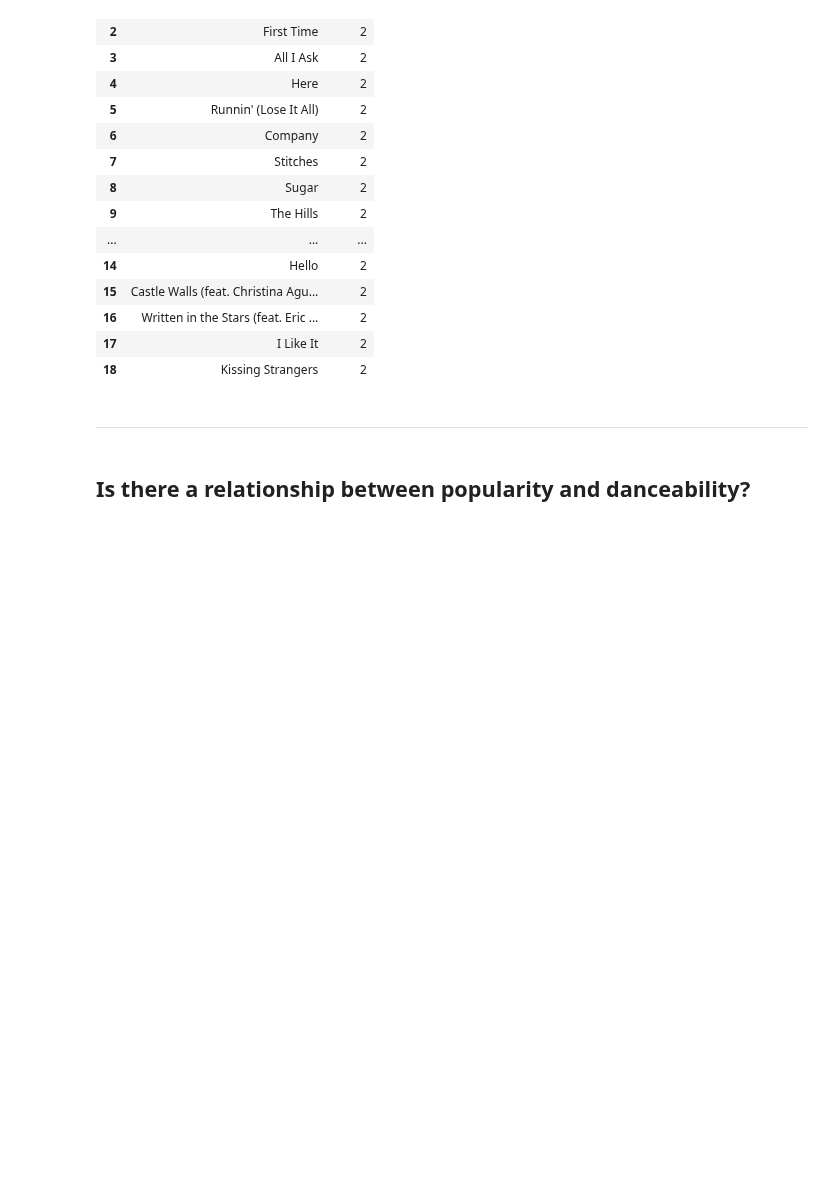
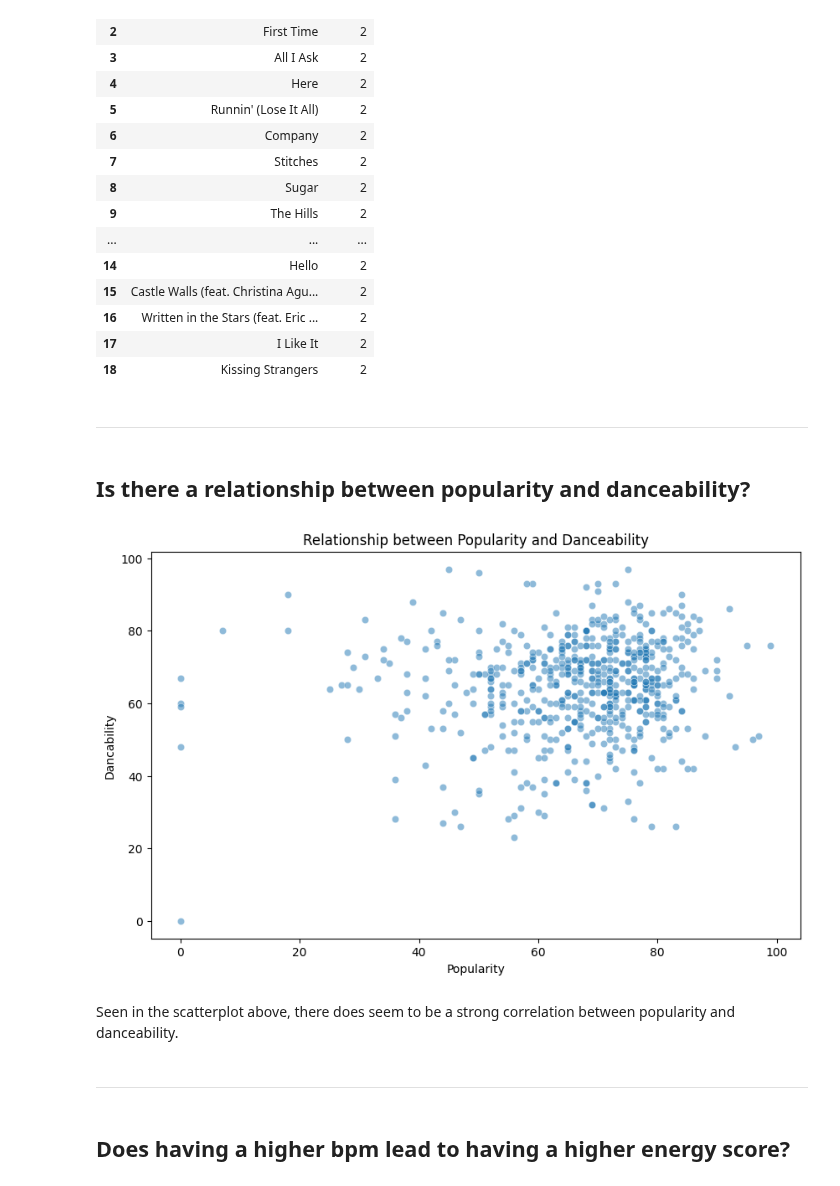
Before and after one commit to TravisAlstrand/DA_P7, a Jupyter notebook: musical-analysis.ipynb, the cells around one changed output. Drawn from its saved outputs; the diff is of its cells as text; code cells hidden in the pictures; blank space fills up the shorter version.

Commit message:
pop/dnce relationship complete

```diff
--- a/musical-analysis.ipynb
+++ b/musical-analysis.ipynb
@@ -112,3 +112,18 @@ duplicate_song_counts
 ___
 # %% [markdown]
 ## Is there a relationship between popularity and danceability?
+# %%
+plt.figure(figsize=(10, 6))
+snes.scatterplot(x="pop", y="dnce", data=all_top_songs, alpha=0.5)
+plt.xlabel("Popularity")
+plt.ylabel("Danceability")
+plt.title("Relationship between Popularity and Danceability")
+plt.show()
+# %% [output]
+[figure, added]
+# %% [markdown]
+Seen in the scatterplot above, there does seem to be a strong correlation between popularity and danceability.
+# %% [markdown]
+___
+# %% [markdown]
+## Does having a higher bpm lead to having a higher energy score?
```
